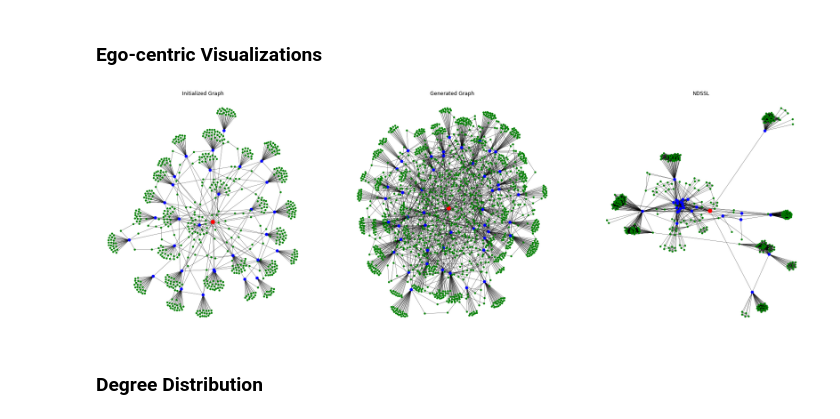
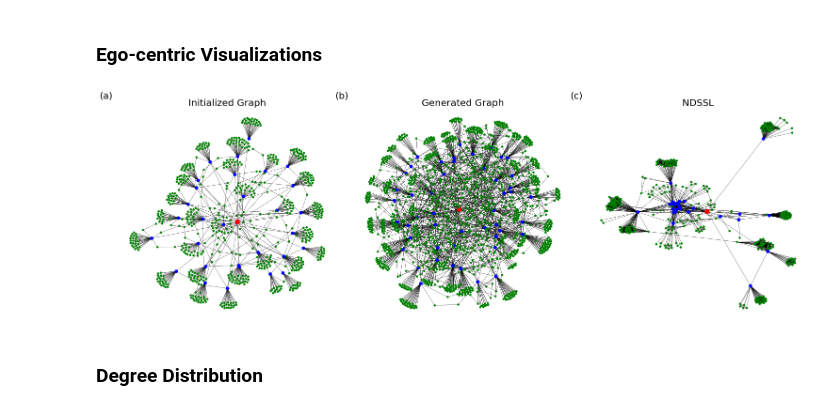
Before and after one commit to RANDCorporation/dgmnet, a Jupyter notebook: Generated Graph Analysis Notebook.ipynb, the cells around one changed output. Cells and saved outputs as stored; diff of their text form; code cells hidden in the pictures.

```diff
--- a/Generated Graph Analysis Notebook.ipynb
+++ b/Generated Graph Analysis Notebook.ipynb
@@ -269,9 +269,13 @@ np.random.seed(1)
 color_key = {0:'red', 1:'blue', 2:'green'}
 size_key = {0:100, 1:50, 2:20}
 
-fig, axarr = plt.subplots(1, 3, figsize=(30, 10))
+fig, axarr = plt.subplots(1, 3, figsize=(21, 7))
 #fig.subplots_adjust(wspace=0.3)
 #st = plt.suptitle('Individual Demographic Data', fontsize=16)
+
+axarr[0].text(-0.1, 1.05, '(a)', transform=axarr[0].transAxes, size=20)
+axarr[1].text(-0.1, 1.05, '(b)', transform=axarr[1].transAxes, size=20)
+axarr[2].text(-0.1, 1.05, '(c)', transform=axarr[2].transAxes, size=20)
 
 ax = axarr[0]
 G = Ginitial_list[-1]
@@ -282,38 +286,38 @@ subgraph = G.subgraph(nodes)
 node_colors = [ color_key[nx.shortest_path_length(subgraph, source=root, target=list(subgraph.nodes())[i])] \
                for i in range(len(list(subgraph.nodes())))]
 node_sizes = [ size_key[nx.shortest_path_length(subgraph, source=root, target=list(subgraph.nodes())[i])] for i in range(len(list(subgraph.nodes())))]
 nx.draw_spring(subgraph, node_size=node_sizes, width=0.4, node_color=node_colors, ax=ax)
-ax.set_title('Initialized Graph')
+ax.set_title('Initialized Graph', fontsize=20)
 
 ax = axarr[1]
 G = Gfinal_list[-1]
 root = random.choice(list(G.nodes))
 edges = nx.bfs_edges(G, root, depth_limit=2)
 nodes = [root] + [v for u, v in edges]
 subgraph = G.subgraph(nodes)
 node_colors = [ color_key[nx.shortest_path_length(subgraph, source=root, target=list(subgraph.nodes())[i])] \
                for i in range(len(list(subgraph.nodes())))]
 node_sizes = [ size_key[nx.shortest_path_length(subgraph, source=root, target=list(subgraph.nodes())[i])] for i in range(len(list(subgraph.nodes())))]
 nx.draw_spring(subgraph, node_size=node_sizes, width=0.4, node_color=node_colors, ax=ax)
-ax.set_title('Generated Graph')
+ax.set_title('Generated Graph', fontsize=20)
 
 ax = axarr[2]
 G = G_ndssl
 root = random.choice(list(G.nodes))
 edges = nx.bfs_edges(G, root, depth_limit=2)
 nodes = [root] + [v for u, v in edges]
 subgraph = G.subgraph(nodes)
 node_colors = [ color_key[nx.shortest_path_length(subgraph, source=root, target=list(subgraph.nodes())[i])] \
                for i in range(len(list(subgraph.nodes())))]
 node_sizes = [ size_key[nx.shortest_path_length(subgraph, source=root, target=list(subgraph.nodes())[i])] for i in range(len(list(subgraph.nodes())))]
 nx.draw_spring(subgraph, node_size=node_sizes, width=0.4, node_color=node_colors, ax=ax)
-ax.set_title('NDSSL')
+ax.set_title('NDSSL', fontsize=20)
 
+fig.tight_layout()
 plt.savefig('figures/egocentric_comparison.pdf')
-
 plt.show()
 # %% [output]
-[figure, old version]
+[figure, new version]
 # %% [markdown]
 ### Degree Distribution
 # %%
```
Also changed, not shown: parts of 4 cells of this notebook, 5 other files.
